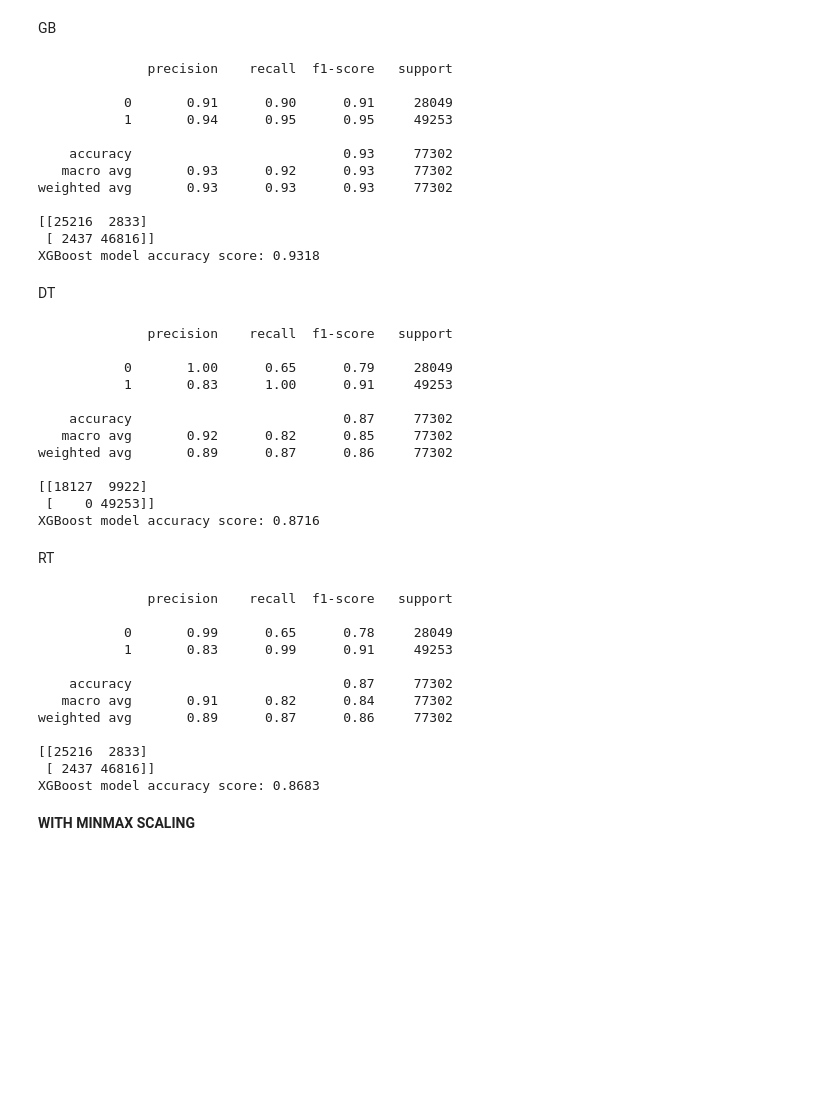
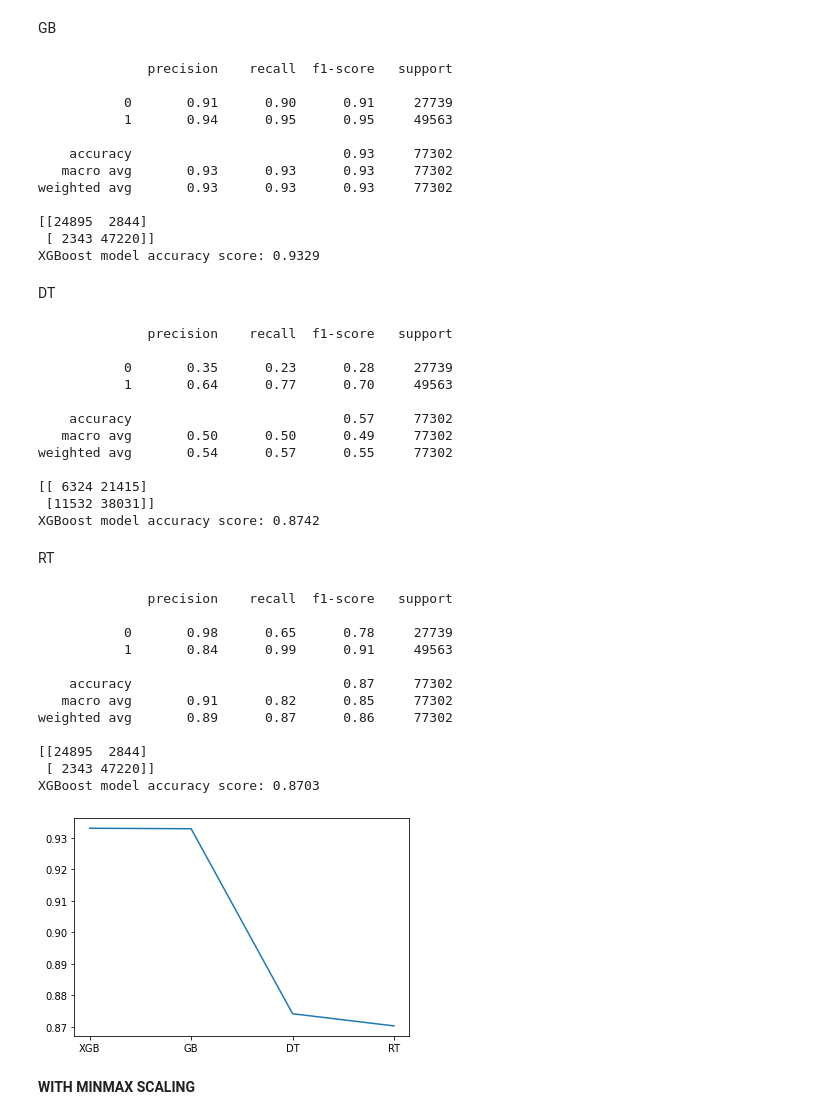
Before and after one commit to divyaKh/CMPE255Project, a Jupyter notebook: 4.ML_Models/Final_notebook.ipynb, the cells around one changed output. Cells and saved outputs as stored; diff of their text form; code cells hidden in the pictures; blank space fills up the shorter version.

```diff
--- a/4.ML_Models/Final_notebook.ipynb
+++ b/4.ML_Models/Final_notebook.ipynb
@@ -663,6 +718,7 @@ predicted_xgb_mm_corr_y = model.predict(X_test)
 print(metrics.classification_report(y_test, predicted_xgb_mm_corr_y))
 print(metrics.confusion_matrix(y_test, predicted_xgb_mm_corr_y))
 print('XGBoost model accuracy score: {0:0.4f}'. format(accuracy_score(y_test, predicted_xgb_mm_corr_y)))
+accuracy1 = accuracy_score(y_test, predicted_xgb_mm_corr_y)
 # %% [output]
               precision    recall  f1-score   support
 
@@ -685,63 +741,73 @@ predicted_gb_mm_corr_y = model.predict(X_test)
 print(metrics.classification_report(y_test, predicted_gb_mm_corr_y))
 print(metrics.confusion_matrix(y_test, predicted_gb_mm_corr_y))
 print('XGBoost model accuracy score: {0:0.4f}'. format(accuracy_score(y_test, predicted_gb_mm_corr_y)))
+accuracy2 = accuracy_score(y_test, predicted_gb_mm_corr_y)
 # %% [output]
               precision    recall  f1-score   support
 
-           0       0.91      0.90      0.91     28049
-           1       0.94      0.95      0.95     49253
+           0       0.91      0.90      0.91     27739
+           1       0.94      0.95      0.95     49563
 
     accuracy                           0.93     77302
-   macro avg       0.93      0.92      0.93     77302
+   macro avg       0.93      0.93      0.93     77302
 weighted avg       0.93      0.93      0.93     77302
 
-[[25216  2833]
- [ 2437 46816]]
-XGBoost model accuracy score: 0.9318
+[[24895  2844]
+ [ 2343 47220]]
+XGBoost model accuracy score: 0.9329
 # %% [markdown]
 DT
 # %%
-model = DecisionTreeClassifier(criterion = 'entropy', max_depth = 3, random_state = 0)
+model = DecisionTreeClassifier()
 model.fit(X_train, y_train)
-predicted_dt_y = model.predict(X_test)
+predicted_dt_corr_y = model.predict(X_test)
 print(metrics.classification_report(y_test, predicted_dt_y))
 print(metrics.confusion_matrix(y_test, predicted_dt_y))
-print('XGBoost model accuracy score: {0:0.4f}'. format(accuracy_score(y_test, predicted_dt_y)))
+print('XGBoost model accuracy score: {0:0.4f}'. format(accuracy_score(y_test, predicted_dt_corr_y)))
+accuracy3 = accuracy_score(y_test, predicted_dt_corr_y)
 # %% [output]
               precision    recall  f1-score   support
 
-           0       1.00      0.65      0.79     28049
-           1       0.83      1.00      0.91     49253
+           0       0.35      0.23      0.28     27739
+           1       0.64      0.77      0.70     49563
 
-    accuracy                           0.87     77302
-   macro avg       0.92      0.82      0.85     77302
-weighted avg       0.89      0.87      0.86     77302
+    accuracy                           0.57     77302
+   macro avg       0.50      0.50      0.49     77302
+weighted avg       0.54      0.57      0.55     77302
 
-[[18127  9922]
- [    0 49253]]
-XGBoost model accuracy score: 0.8716
+[[ 6324 21415]
+ [11532 38031]]
+XGBoost model accuracy score: 0.8742
 # %% [markdown]
 RT
 # %%
-model = RandomForestClassifier(max_depth=2, random_state=0)
+model = RandomForestClassifier()
 model.fit(X_train, y_train)
 predicted_rt_mm_corr_y = model.predict(X_test)
 print(metrics.classification_report(y_test, predicted_rt_mm_corr_y))
 print(metrics.confusion_matrix(y_test, predicted_gb_mm_corr_y))
 print('XGBoost model accuracy score: {0:0.4f}'. format(accuracy_score(y_test, predicted_rt_mm_corr_y)))
+accuracy4 =accuracy_score(y_test, predicted_rt_mm_corr_y)
 # %% [output]
               precision    recall  f1-score   support
 
-           0       0.99      0.65      0.78     28049
-           1       0.83      0.99      0.91     49253
+           0       0.98      0.65      0.78     27739
+           1       0.84      0.99      0.91     49563
 
     accuracy                           0.87     77302
-   macro avg       0.91      0.82      0.84     77302
+   macro avg       0.91      0.82      0.85     77302
 weighted avg       0.89      0.87      0.86     77302
 
-[[25216  2833]
- [ 2437 46816]]
-XGBoost model accuracy score: 0.8683
+[[24895  2844]
+ [ 2343 47220]]
+XGBoost model accuracy score: 0.8703
+# %%
+import matplotlib.pyplot as plt
+plt.plot(["XGB","GB","DT","RT"],[accuracy1, accuracy2, accuracy3, accuracy4])
+
+plt.show()
+# %% [output]
+[figure, added]
 # %% [markdown]
 **WITH MINMAX SCALING**
 # %%
```
Also changed, not shown: parts of 24 cells of this notebook.
